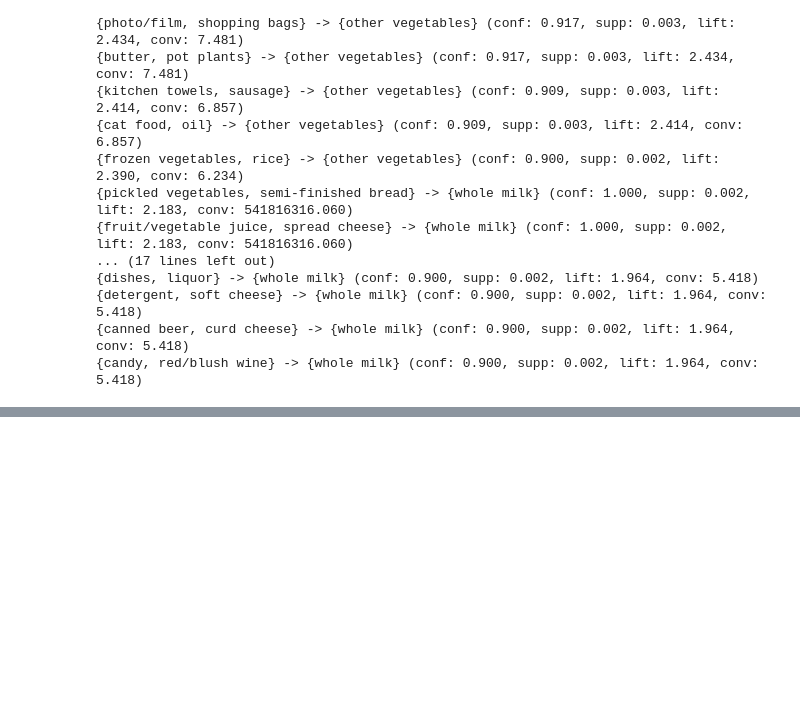
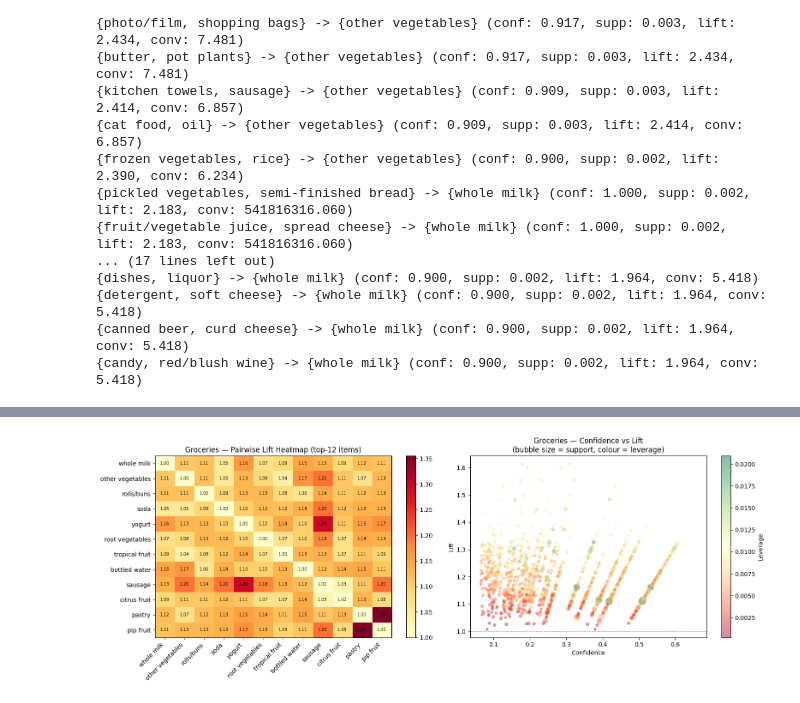
Before and after one commit to robin-szy/machine-learning-course-projects, a Jupyter notebook: HW1_Clustering_Supermarket/association.ipynb, the cells around one changed output, grey strips where cells are left out. Cells and saved outputs as stored; diff of their text form; code cells hidden in the pictures; blank space fills up the shorter version.

```diff
--- a/HW1_Clustering_Supermarket/association.ipynb
+++ b/HW1_Clustering_Supermarket/association.ipynb
@@ -177,0 +353,18 @@ for rule in sorted(rules_rhs, key=lambda rule: rule.lift)[::-1]:
+# %%
+rules_gr = association_rules(
+    freq_gr, metric='lift', min_threshold=1.0,
+    num_itemsets=len(freq_gr)
+)
+rules_gr['leverage'] = (rules_gr['support']
+                        - rules_gr['antecedent support']
+                        * rules_gr['consequent support'])
+rules_gr['zhang'] = rules_gr.apply(zhang, axis=1)
+
+print(f"Total rules: {len(rules_gr)}")
+print("\nTop 10 by Lift (antecedent support > 5%):")
+(rules_gr
+ .query('`antecedent support` > 0.05')
+ .sort_values('lift', ascending=False)
+ .head(10)
+ [['antecedents', 'consequents', 'support', 'confidence', 'lift', 'leverage', 'conviction']]
+)
@@ -177,0 +386,47 @@ for rule in sorted(rules_rhs, key=lambda rule: rule.lift)[::-1]:
+# %%
+fig, axes = plt.subplots(1, 2, figsize=(16, 6))
+
+# Pairwise lift heatmap for the top-12 items
+top_items = gr_raw['itemDescription'].value_counts().head(12).index.tolist()
+
+lift_mat = pd.DataFrame(
+    np.ones((len(top_items), len(top_items))),
+    index=top_items, columns=top_items
+)
+for _, row in rules_gr.iterrows():
+    ant, con = list(row['antecedents']), list(row['consequents'])
+    if len(ant) == 1 and len(con) == 1:
+        a, c = ant[0], con[0]
+        if a in top_items and c in top_items:
+            lift_mat.loc[a, c] = row['lift']
+
+ax0 = axes[0]
+im = ax0.imshow(lift_mat.values, cmap='YlOrRd', aspect='auto')
+plt.colorbar(im, ax=ax0)
+ax0.set_xticks(range(len(top_items)))
+ax0.set_yticks(range(len(top_items)))
+ax0.set_xticklabels(top_items, rotation=45, ha='right')
+ax0.set_yticklabels(top_items)
+for i in range(len(top_items)):
+    for j in range(len(top_items)):
+        ax0.text(j, i, f'{lift_mat.values[i, j]:.2f}', ha='center', va='center', fontsize=7)
+ax0.set_title('Groceries - Pairwise Lift Heatmap (top-12 items)')
+
+# Confidence vs Lift scatter
+if len(rules_gr) > 0:
+    sc2 = axes[1].scatter(
+        rules_gr['confidence'].to_numpy(), rules_gr['lift'].to_numpy(),
+        s=rules_gr['support'].to_numpy() * 800, alpha=0.45,
+        c=rules_gr['leverage'].to_numpy(), cmap='RdYlGn', edgecolors='none'
+    )
+    plt.colorbar(sc2, ax=axes[1], label='Leverage')
+    axes[1].axhline(1, color='grey', ls='--', lw=0.8)
+    axes[1].set(xlabel='Confidence', ylabel='Lift',
+                title='Groceries - Confidence vs Lift\n(bubble size = support, colour = leverage)')
+else:
+    axes[1].text(0.5, 0.5, 'No rules to display', ha='center', va='center', transform=axes[1].transAxes)
+
+plt.tight_layout()
+plt.show()
+# %% [output]
+[figure, added]
```
Also changed, not shown: parts of 16 cells of this notebook, 1 other file.
